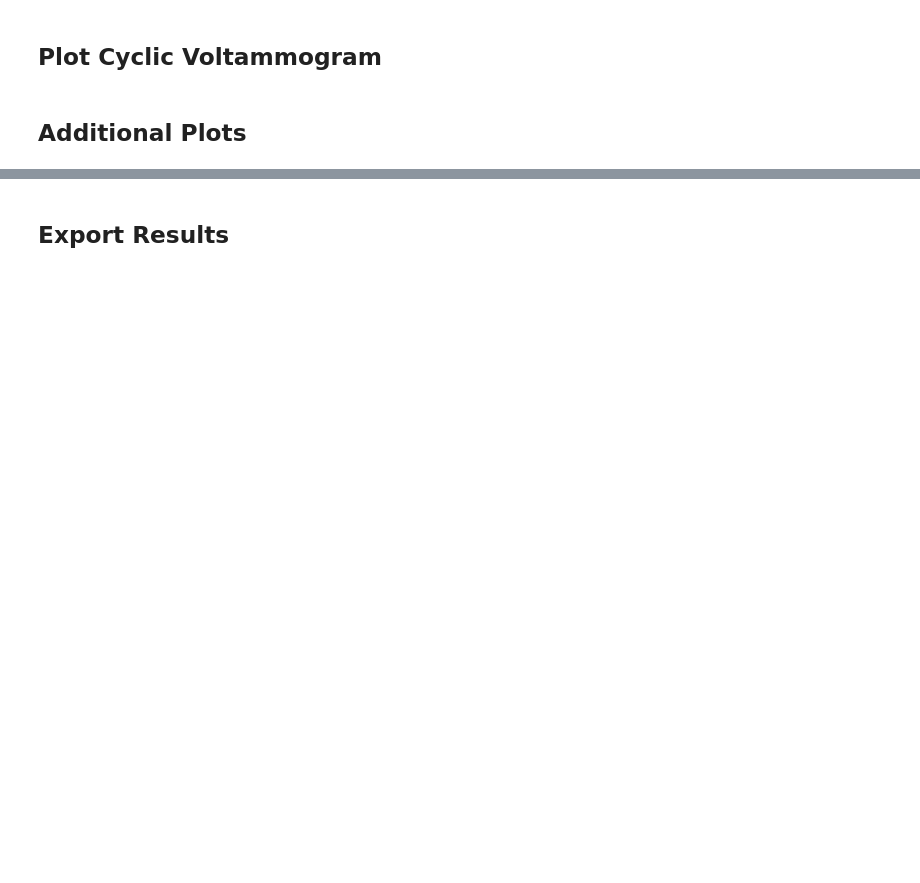
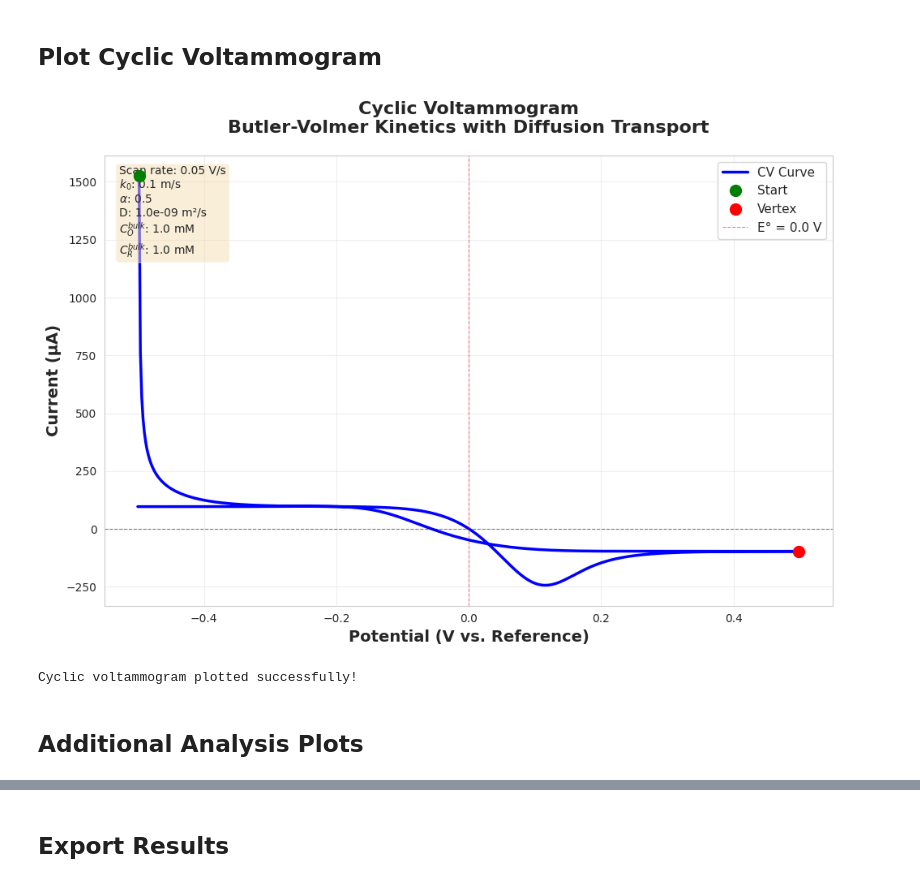
Before and after one commit to mfjimenezmoreno/CV_ML, a Jupyter notebook: cyclic_voltammetry_demo.ipynb, the cells around one changed output, grey strips where cells are left out. Drawn from its saved outputs; the diff is of its cells as text; code cells hidden in the pictures; blank space fills up the shorter version.

```diff
--- a/cyclic_voltammetry_demo.ipynb
+++ b/cyclic_voltammetry_demo.ipynb
@@ -261,0 +237,28 @@ print("Time integration complete!")
+# %%
+# Define test functions
+v_O = TestFunction(V)
+v_R = TestFunction(V)
+
+# Constants for Butler-Volmer (will be updated each time step)
+f_bv_const = fem.Constant(domain, default_scalar_type(n * F / (R_gas * T)))
+k0_const = fem.Constant(domain, default_scalar_type(k0))
+alpha_const = fem.Constant(domain, default_scalar_type(alpha))
+eta_const = fem.Constant(domain, default_scalar_type(E_start - E0))  # overpotential
+
+# Butler-Volmer flux expression (positive = O consumed, R produced)
+# J_BV = k0 * [C_O * exp(-alpha*f*eta) - C_R * exp((1-alpha)*f*eta)]
+J_BV = k0_const * (C_O * exp(-alpha_const * f_bv_const * eta_const) -
+                   C_R * exp((1 - alpha_const) * f_bv_const * eta_const))
+
+# Weak form for O species (implicit backward Euler):
+F_O = ((C_O - C_O_n) / dt * v_O * dx
+       + D_O_const * inner(grad(C_O), grad(v_O)) * dx
+       + J_BV * v_O * ds(1))  # ds(1) = electrode boundary
+
+# Weak form for R species:
+F_R = ((C_R - C_R_n) / dt * v_R * dx
+       + D_R_const * inner(grad(C_R), grad(v_R)) * dx
+       - J_BV * v_R * ds(1))  # Negative because R is produced
+
+print("Implicit nonlinear variational forms defined")
+print("Butler-Volmer flux incorporated as boundary integral")
@@ -280,54 +434,48 @@ print(results_df.describe())
 # %% [markdown]
 ## Plot Cyclic Voltammogram
 # %%
-# Create main CV plot
+# Create CV plot: Current vs Potential
 fig, ax = plt.subplots(figsize=(10, 7))
 
 # Plot CV curve
 ax.plot(potentials, currents, 'b-', linewidth=2.5, label='CV Curve')
 
 # Add markers for start and vertex points
 ax.plot(potentials[0], currents[0], 'go', markersize=10, label='Start', zorder=5)
 vertex_idx = len(potentials) // 2
 ax.plot(potentials[vertex_idx], currents[vertex_idx], 'ro', markersize=10, label='Vertex', zorder=5)
-
-# Add direction arrows
-arrow_step = len(potentials) // 10
-for i in range(1, 10):
-    idx = i * arrow_step
-    if idx < len(potentials) - 1:
-        dx = potentials[idx + 1] - potentials[idx]
-        dy = currents[idx + 1] - currents[idx]
-        ax.annotate('', xy=(potentials[idx + 1], currents[idx + 1]),
-                   xytext=(potentials[idx], currents[idx]),
-                   arrowprops=dict(arrowstyle='->', lw=1.5, color='gray', alpha=0.6))
 
 ax.axhline(y=0, color='k', linestyle='--', linewidth=0.8, alpha=0.5)
 ax.axvline(x=E0, color='r', linestyle='--', linewidth=0.8, alpha=0.5, label=f'E° = {E0} V')
 
 ax.set_xlabel('Potential (V vs. Reference)', fontsize=14, fontweight='bold')
 ax.set_ylabel('Current (μA)', fontsize=14, fontweight='bold')
 ax.set_title('Cyclic Voltammogram\nButler-Volmer Kinetics with Diffusion Transport',
             fontsize=16, fontweight='bold', pad=20)
 ax.legend(fontsize=11, loc='best')
 ax.grid(True, alpha=0.3)
 
 # Add parameter text box
 param_text = f"Scan rate: {scan_rate} V/s\n"
 param_text += f"$k_0$: {k0} m/s\n"
 param_text += f"$\\alpha$: {alpha}\n"
-param_text += f"D: {D_O:.1e} m²/s"
+param_text += f"D: {D_O:.1e} m²/s\n"
+param_text += f"$C_O^{{bulk}}$: {C_O_bulk} mM\n"
+param_text += f"$C_R^{{bulk}}$: {C_R_bulk} mM"
 ax.text(0.02, 0.98, param_text, transform=ax.transAxes,
        fontsize=10, verticalalignment='top',
        bbox=dict(boxstyle='round', facecolor='wheat', alpha=0.5))
 
 plt.tight_layout()
 plt.savefig('cyclic_voltammogram.png', dpi=300, bbox_inches='tight')
 plt.show()
 
 print("\nCyclic voltammogram plotted successfully!")
+# %% [output]
+[figure, added]
+Cyclic voltammogram plotted successfully!
 # %% [markdown]
-## Additional Plots
+## Additional Analysis Plots
 # %%
 # Create a figure with multiple subplots
 fig, axes = plt.subplots(2, 2, figsize=(14, 10))
```
Also changed, not shown: parts of 25 cells of this notebook, 1 other file.
